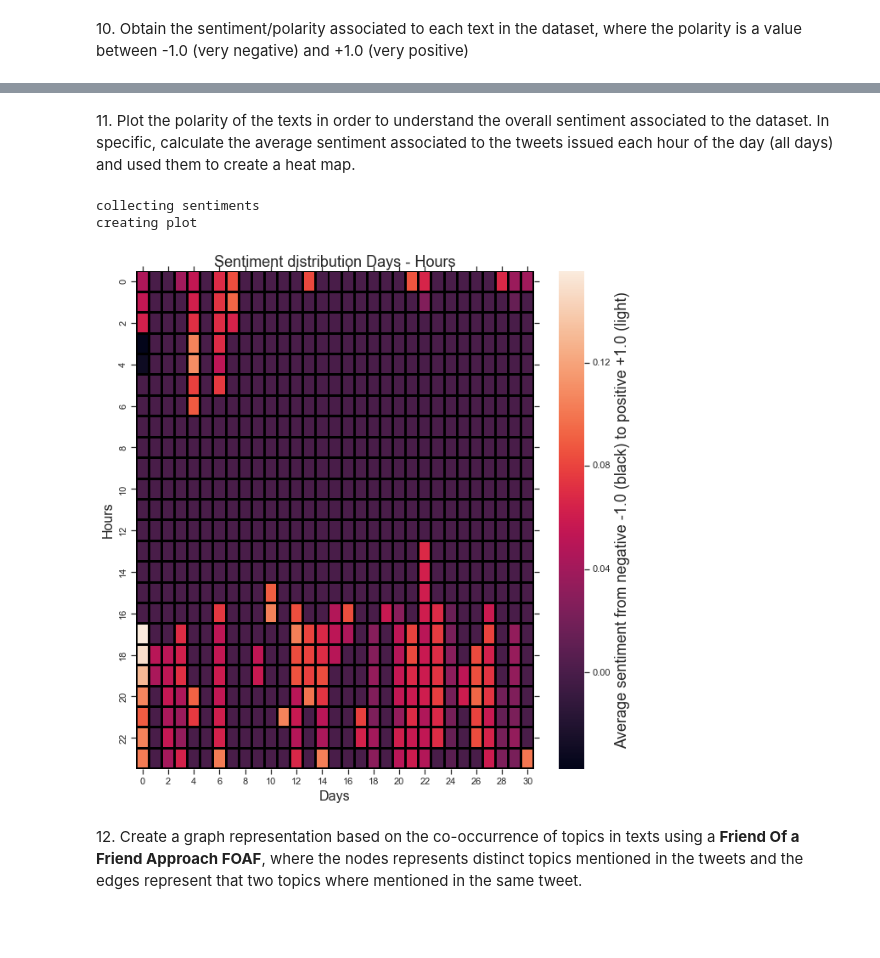
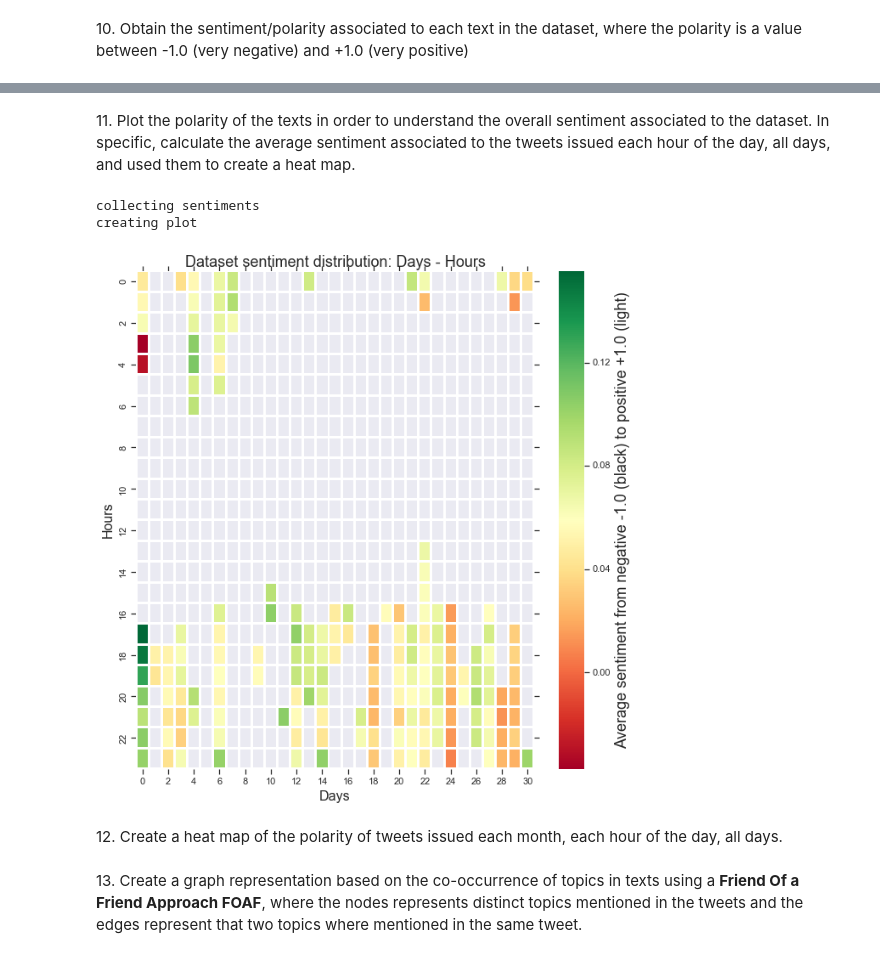
Before and after one commit to Innova4DLab/Zeinab---China-Research, a Jupyter notebook: Twitter Dataset analysis/twitterDatasetStatistics.ipynb, the cells around one changed output, grey strips where cells are left out. Drawn from its saved outputs; the diff is of its cells as text; code cells hidden in the pictures; blank space fills up the shorter version.

Commit message:
Graph creation and sentiment plot updated
New features added like the creation of a graph and the optimization of the sentiment graph

```diff
--- a/Twitter Dataset analysis/twitterDatasetStatistics.ipynb
+++ b/Twitter Dataset analysis/twitterDatasetStatistics.ipynb
@@ -390,7 +390,7 @@ File: 29-10-2018.json
 File: 30-10-2018.json
 File: 31-10-2018.json
 # %% [markdown]
-11\. Plot the polarity of the texts in order to understand the overall sentiment associated to the dataset. In specific, calculate the average sentiment associated to the tweets issued each hour of the day (all days) and used them to create a heat map.
+11\. Plot the polarity of the texts in order to understand the overall sentiment associated to the dataset. In specific, calculate the average sentiment associated to the tweets issued each hour of the day, all days, and used them to create a heat map.
 # %%
 %matplotlib inline
 import datetime
@@ -398,6 +398,7 @@ import codecs
 from datetime import datetime
 from matplotlib import pyplot as plt
 import seaborn as sns; sns.set()
+import pandas as pd
 import numpy as np
 
 sentiments=[]
@@ -421,41 +422,42 @@ hours=["00","01","02","03","04","05","06","07","08","09",
 
 
 sentimentDayHour={hour:{day: [] for day in days} for hour in hours}
 
 
 for date,sentiment in zip(dates,sentiments):
     day=date.strftime("%d")
     hour=date.strftime("%H")
     sentimentDayHour[hour][day].append(sentiment)
 
 heatMap=[]
 index=0
 for hour in hours:
     heatMap.append([])
     for day in days:
         if len(sentimentDayHour[hour][day])>0:
            heatMap[index].append(np.mean(sentimentDayHour[hour][day]))
         else:
-           heatMap[index].append(0)
+           heatMap[index].append(np.nan)
     index+=1
 
 print "creating plot"
-heatMap=np.array(heatMap)
+heatMap=  pd.DataFrame(heatMap)
 fig, ax = plt.subplots()
-#ax = sns.heatmap(heatMap,linewidths=2,vmin=-1, vmax=1, linecolor='black')
-ax = sns.heatmap(heatMap,linewidths=2, linecolor='black')
-ax.set_title("Sentiment distribution Days - Hours").set_fontsize(18)
+ax = sns.heatmap(heatMap,linewidths=2, cmap="RdYlGn",mask=heatMap.isnull())
+ax.set_title("Dataset sentiment distribution: Days - Hours").set_fontsize(18)
 ax.figure.axes[-1].set_ylabel("Average sentiment from negative -1.0 (black) to positive +1.0 (light)", size=18)
 plt.xlabel('Days').set_fontsize(16)
 plt.ylabel('Hours').set_fontsize(16)
 fig.set_size_inches(10.5, 10.5)
 plt.show()
 # %% [output]
 collecting sentiments
 creating plot
-[figure, old version]
+[figure, new version]
+# %% [markdown]
+12\. Create a heat map of the polarity of tweets issued each month, each hour of the day, all days.
 # %% [markdown]
-12\. Create a graph representation based on the co-occurrence of topics in texts using a __Friend Of a Friend Approach FOAF__, where the nodes represents  distinct topics mentioned in the tweets and the edges represent that two topics where mentioned in the same tweet.
+13\. Create a graph representation based on the co-occurrence of topics in texts using a __Friend Of a Friend Approach FOAF__, where the nodes represents  distinct topics mentioned in the tweets and the edges represent that two topics where mentioned in the same tweet.
 # %%
 import networkx as nx
 from networkx import *
```
Also changed, not shown: parts of 4 cells of this notebook, 3 other files.
